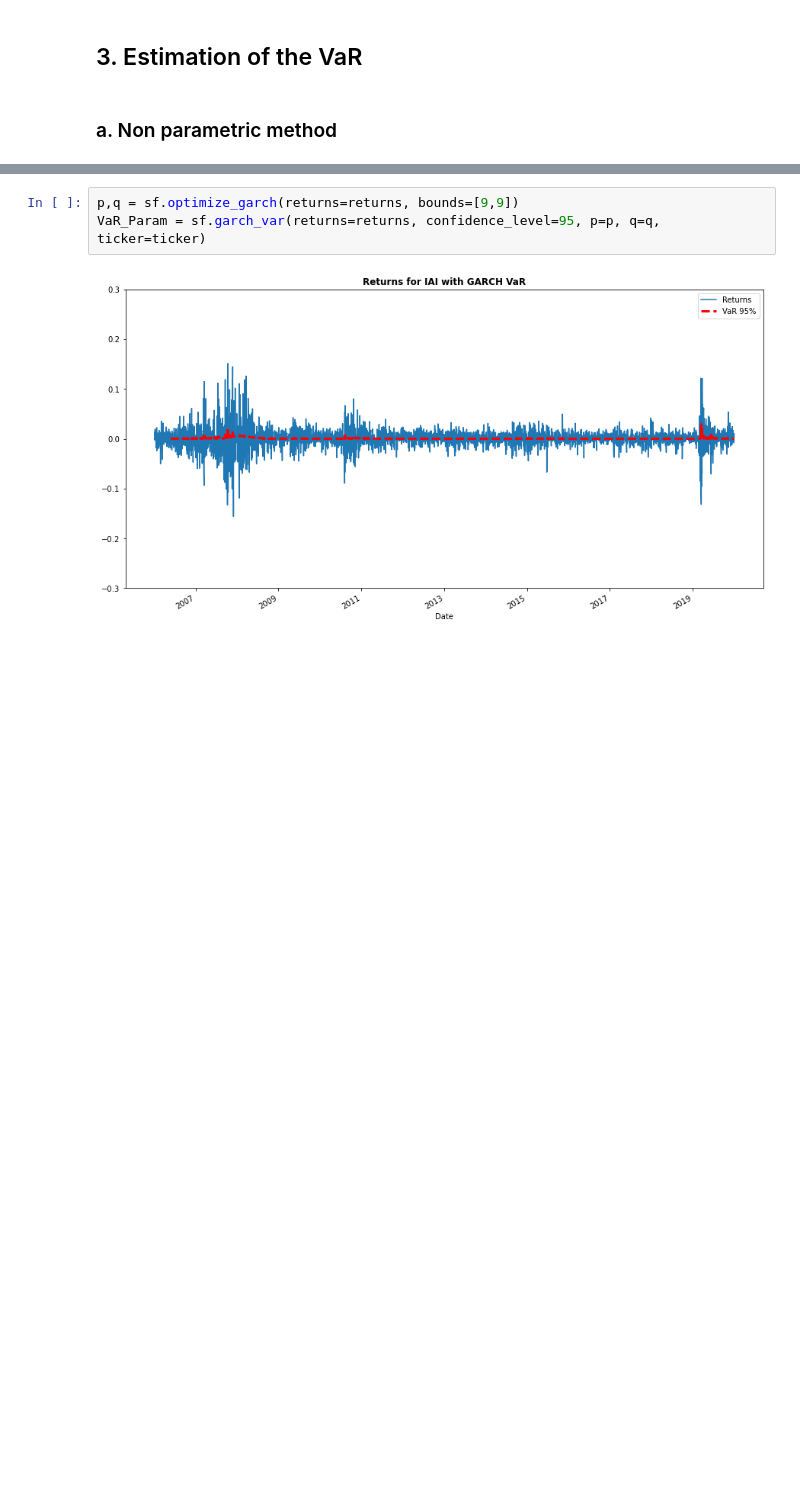
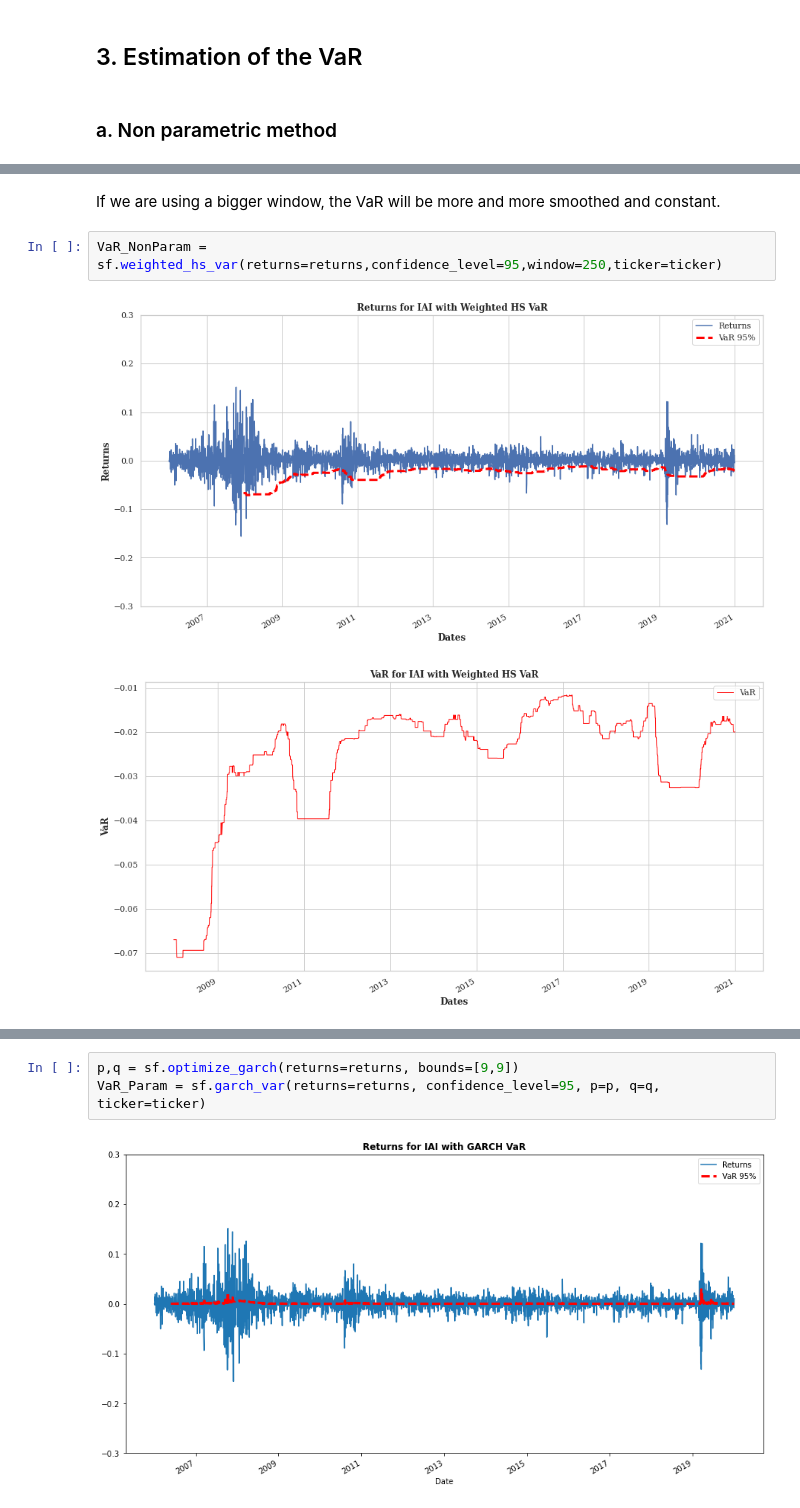
Before and after one commit to Simzer994/Project-Econometrics, a Jupyter notebook: BrokerDealer-Series.ipynb, the cells around one changed output, grey strips where cells are left out. Drawn from its saved outputs; the diff is of its cells as text; blank space fills up the shorter version.

```diff
--- a/BrokerDealer-Series.ipynb
+++ b/BrokerDealer-Series.ipynb
@@ -74,0 +64,7 @@ Name: Close, Length: 3776, dtype: float64
+# %% [markdown]
+If we are using a bigger window, the VaR will be more and more smoothed and constant.
+# %%
+VaR_NonParam = sf.weighted_hs_var(returns=returns,confidence_level=95,window=250,ticker=ticker)
+# %% [output]
+[figure, added]
+[figure, added]
```
Also changed, not shown: parts of 4 cells of this notebook, 1 other file.
